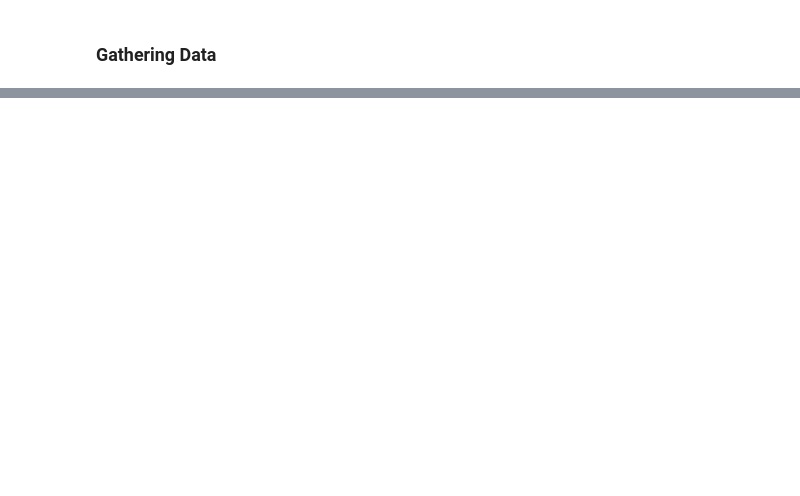
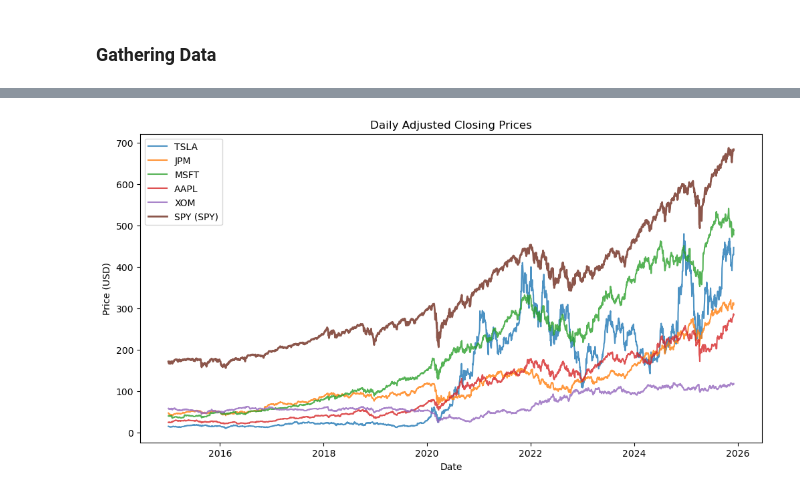
Before and after one commit to gcm107/Team-A, a Jupyter notebook: data-exploration.ipynb, the cells around one changed output, grey strips where cells are left out. Saved outputs shown, nothing was run; the diff lists cells and outputs as text; code cells hidden in the pictures; blank space fills up the shorter version.

```diff
--- a/data-exploration.ipynb
+++ b/data-exploration.ipynb
@@ -350,0 +89,16 @@ fig.show()
+# %%
+tickers = ["TSLA", "JPM", "MSFT", "AAPL", "XOM"]
+benchmark = "SPY"
+
+start_date = "2015-01-01"
+end_date = None
+
+raw_data = yf.download(
+    tickers=tickers,
+    start=start_date,
+    end=end_date,
+    auto_adjust=True,
+    progress=False
+)
+
+raw_data.head()
@@ -350,0 +115,3 @@ fig.show()
+# %%
+prices_stocks = raw_data["Close"].copy()
+display(prices_stocks.head())
@@ -350,0 +126,9 @@ fig.show()
+# %%
+spy_close = yf.download(
+    benchmark,
+    start=start_date,
+    end=end_date,
+    auto_adjust=True,
+    progress=False
+)["Close"]
+display(spy_close.head())
@@ -350,0 +143,4 @@ fig.show()
+# %%
+prices = pd.concat([prices_stocks, spy_close], axis=1)
+prices = prices.dropna(how="any")
+prices
@@ -350,0 +202,13 @@ fig.show()
+# %%
+fig, ax = plt.subplots(figsize=(12, 6))
+for t in tickers:
+    ax.plot(prices.index, prices[t], label=t, alpha=0.8)
+
+ax.plot(prices.index, prices[benchmark], label=benchmark + " (SPY)", linewidth=2)
+ax.set_title("Daily Adjusted Closing Prices")
+ax.set_xlabel("Date")
+ax.set_ylabel("Price (USD)")
+ax.legend()
+plt.show()
+# %% [output]
+[figure, added]
```
Also changed, not shown: parts of 44 cells of this notebook, 3 other files.
